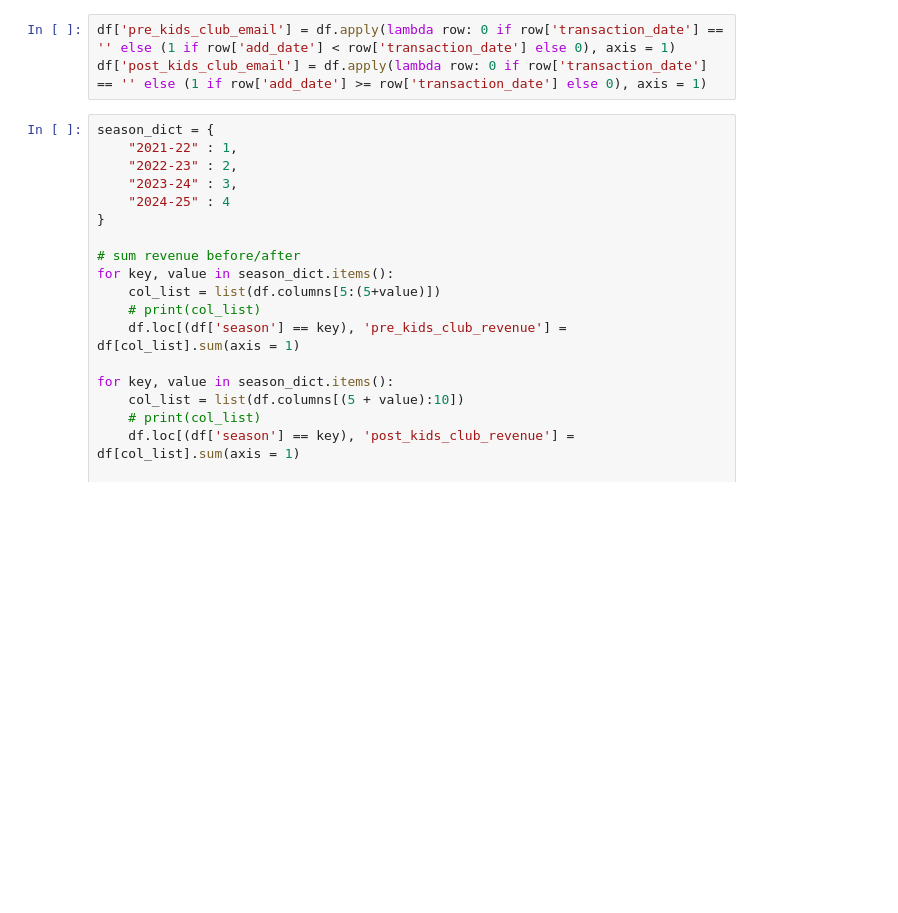
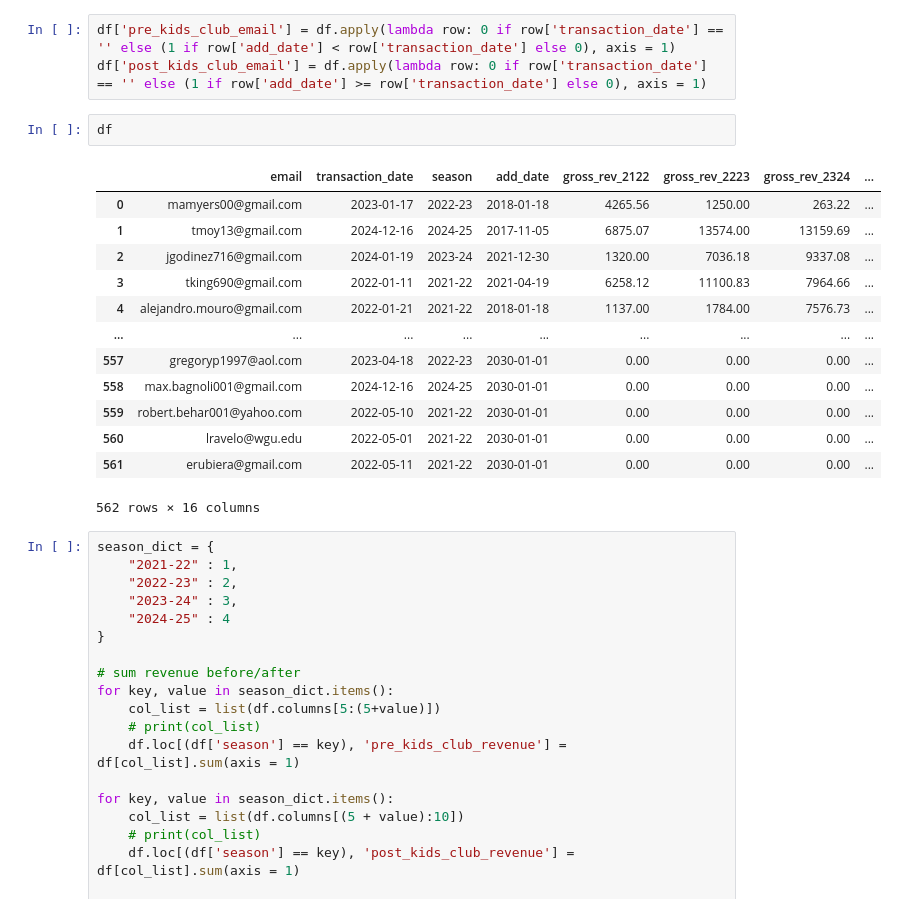
Before and after one commit to riffere-fla/pandas_party, a Jupyter notebook: kidsclub_2324.ipynb, the cells around one changed output. Drawn from its saved outputs; the diff is of its cells as text; blank space fills up the shorter version.

```diff
--- a/kidsclub_2324.ipynb
+++ b/kidsclub_2324.ipynb
@@ -179,6 +183,22 @@ For example, when doing 'df[col].method(value, inplace=True)', try using 'df.met
 # %%
 df['pre_kids_club_email'] = df.apply(lambda row: 0 if row['transaction_date'] == '' else (1 if row['add_date'] < row['transaction_date'] else 0), axis = 1)
 df['post_kids_club_email'] = df.apply(lambda row: 0 if row['transaction_date'] == '' else (1 if row['add_date'] >= row['transaction_date'] else 0), axis = 1)
+# %%
+df
+# %% [output]
+|  | email | transaction_date | season | add_date | gross_rev_2122 | gross_rev_2223 | gross_rev_2324 | ... |
+| 0 | mamyers00@gmail.com | 2023-01-17 | 2022-23 | 2018-01-18 | 4265.56 | 1250.00 | 263.22 | ... |
+| 1 | tmoy13@gmail.com | 2024-12-16 | 2024-25 | 2017-11-05 | 6875.07 | 13574.00 | 13159.69 | ... |
+| 2 | jgodinez716@gmail.com | 2024-01-19 | 2023-24 | 2021-12-30 | 1320.00 | 7036.18 | 9337.08 | ... |
+| 3 | tking690@gmail.com | 2022-01-11 | 2021-22 | 2021-04-19 | 6258.12 | 11100.83 | 7964.66 | ... |
+| 4 | alejandro.mouro@gmail.com | 2022-01-21 | 2021-22 | 2018-01-18 | 1137.00 | 1784.00 | 7576.73 | ... |
+| ... | ... | ... | ... | ... | ... | ... | ... | ... |
+| 557 | gregoryp1997@aol.com | 2023-04-18 | 2022-23 | 2030-01-01 | 0.00 | 0.00 | 0.00 | ... |
+| 558 | max.bagnoli001@gmail.com | 2024-12-16 | 2024-25 | 2030-01-01 | 0.00 | 0.00 | 0.00 | ... |
+| 559 | robert.behar001@yahoo.com | 2022-05-10 | 2021-22 | 2030-01-01 | 0.00 | 0.00 | 0.00 | ... |
+| 560 | lravelo@wgu.edu | 2022-05-01 | 2021-22 | 2030-01-01 | 0.00 | 0.00 | 0.00 | ... |
+| 561 | erubiera@gmail.com | 2022-05-11 | 2021-22 | 2030-01-01 | 0.00 | 0.00 | 0.00 | ... |
+562 rows × 16 columns
 # %%
 season_dict = {
     "2021-22" : 1,
```
Also changed, not shown: parts of 2 cells of this notebook, 3 other files.
